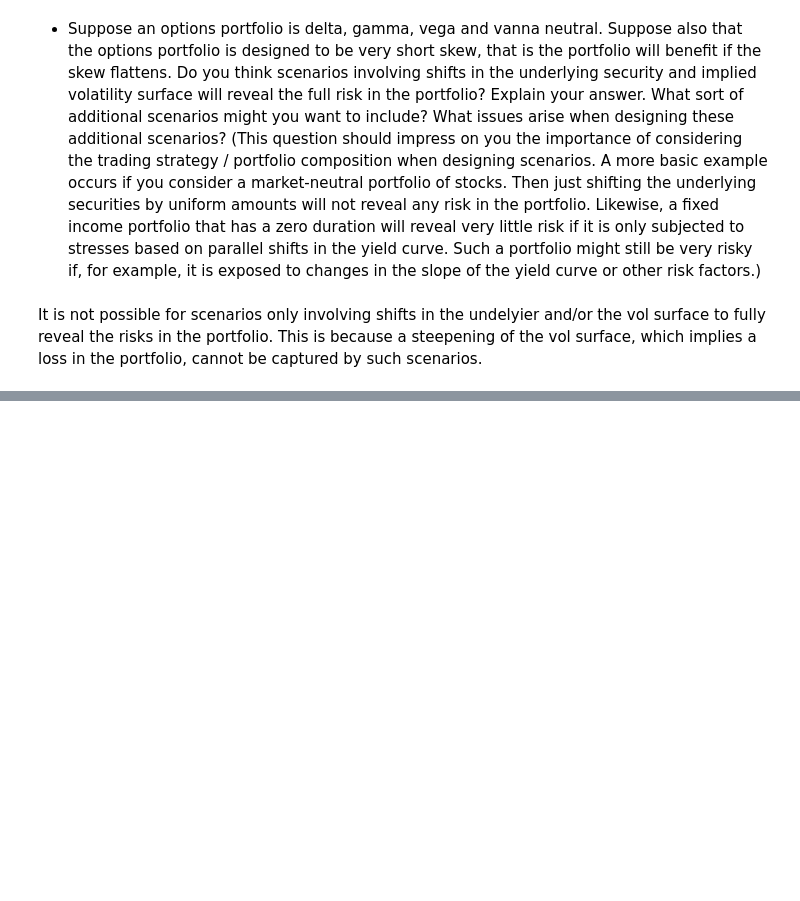
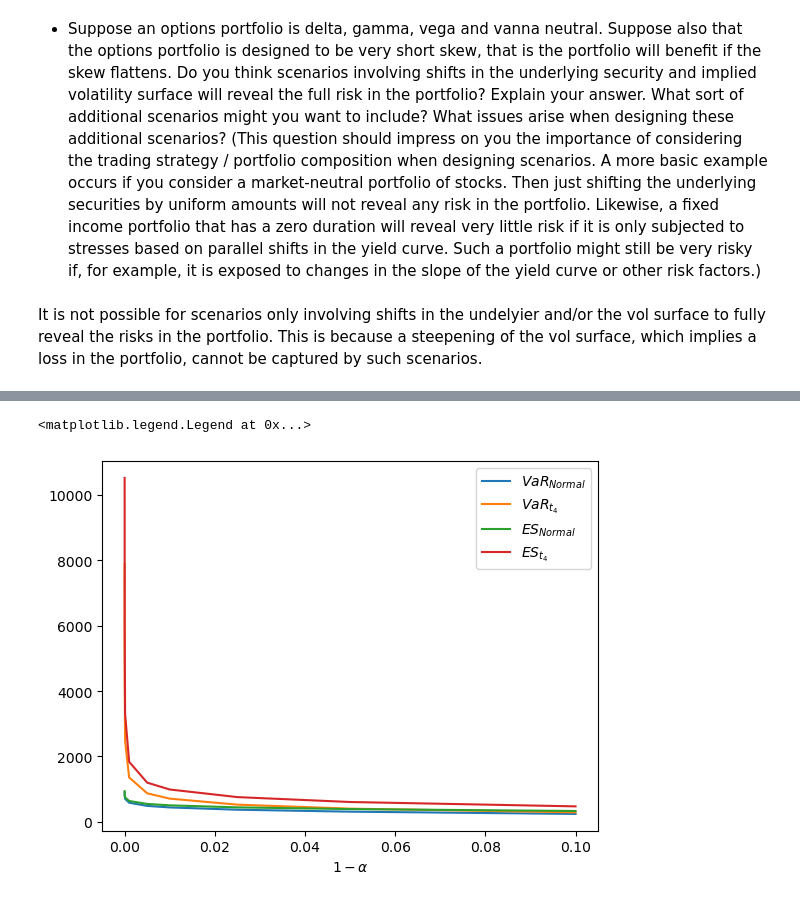
Before and after one commit to yshirai999/CFRM-541-Quantitative-Risk-Management, a Jupyter notebook: H1/H1.ipynb, the cells around one changed output, grey strips where cells are left out. Saved outputs shown, nothing was run; the diff lists cells and outputs as text; code cells hidden in the pictures; blank space fills up the shorter version.

```diff
--- a/H1/H1.ipynb
+++ b/H1/H1.ipynb
@@ -113,0 +118,27 @@ It is not possible for scenarios only involving shifts in the undelyier and/or t
+# %%
+import math
+import scipy.stats as st
+mu = 0
+sigma = 0.3*10000/math.sqrt(250)
+nu = 4
+alpha = [0.9,0.95,0.975,0.99,0.995,0.999,0.9999,0.99999,0.999999]
+alpha_c = [1-aa for aa in alpha]
+var = dict()
+ES = dict()
+var["norm"] = mu + sigma * st.norm.ppf(alpha)
+ES["norm"] = mu + sigma * st.norm.pdf(st.norm.ppf(alpha))/alpha_c
+var["t4"] = mu + sigma * st.t.ppf(alpha,nu)
+ES["t4"] = mu + sigma * (st.t.pdf(st.t.ppf(alpha,nu),nu)/alpha_c) * ( (nu+st.t.ppf(alpha,nu)**2) / (nu-1) )
+# %%
+import matplotlib.pyplot as plt
+
+ax = plt.gca()  # or any other way to get an axis object
+ax.plot(alpha_c, var["norm"], label=r'$VaR_{Normal}$')
+ax.plot(alpha_c, var["t4"], label=r'$VaR_{t_4}$')
+ax.plot(alpha_c, ES["norm"], label=r'$ES_{Normal}$')
+ax.plot(alpha_c, ES["t4"], label=r'$ES_{t_4}$')
+plt.xlabel(r'$1-\alpha$')
+ax.legend()
+# %% [output]
+<matplotlib.legend.Legend at 0x...>
+[figure, added]
```
Also changed, not shown: parts of 4 cells of this notebook, 1 other file.
